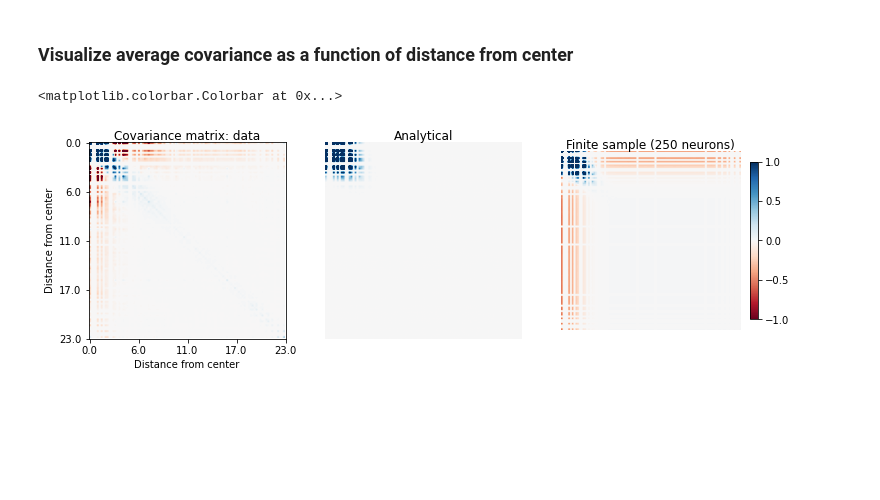
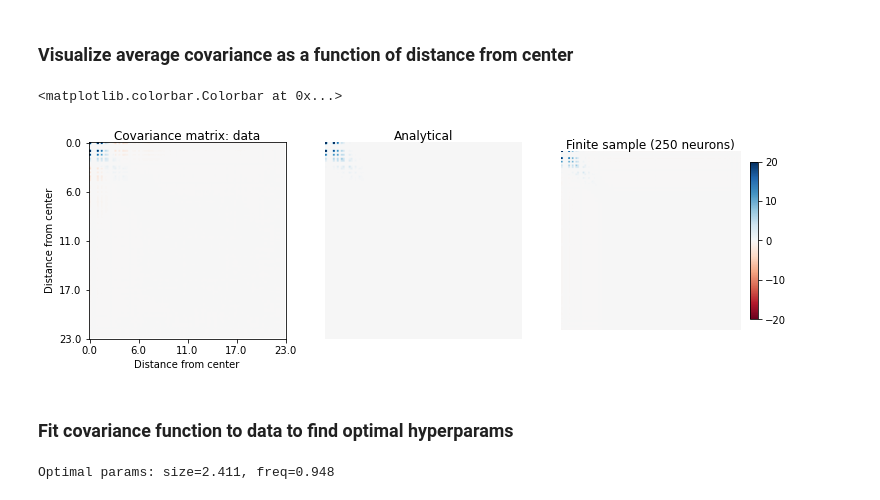
Before and after one commit to BruntonUWBio/structured-random-features, a Jupyter notebook: new_version/Ringach_V1_data.ipynb, the cells around one changed output. Cells and saved outputs as stored; diff of their text form; code cells hidden in the pictures; blank space fills up the shorter version.

```diff
--- a/new_version/Ringach_V1_data.ipynb
+++ b/new_version/Ringach_V1_data.ipynb
@@ -305,31 +352,36 @@ C_dist_model /= counts
 C_dist_model_finite_sample, _, _ = np.histogram2d(xx.flatten(), yy.flatten(), bins=[nBins, nBins], weights=C_model_finite_sample.flatten())
 C_dist_model_finite_sample /= counts
 # %%
-clim = 1
+## Here positive values are much larger than negative values. Adjust the color map accordingly.
+clim = 20
 fig = plt.figure(figsize=(12, 10))
 ax = fig.add_subplot(131)
 plt.title('Covariance matrix: data', y=0.98)
 plt.imshow(C_dist_data, cmap='RdBu')
 tick_pos = np.linspace(0, nBins, 5)
 tick_labels = np.round(np.linspace(0, np.max(dist_from_center), 5))
 plt.xticks(tick_pos, tick_labels)
 plt.yticks(tick_pos, tick_labels)
 plt.xlabel('Distance from center')
 plt.ylabel('Distance from center')
 plt.clim(-clim, clim)
+# plt.axis('off')
 
 ax = fig.add_subplot(132)
 plt.title('Analytical', y=0.98)
 plt.imshow(C_dist_model, cmap='RdBu')
 plt.clim(-clim, clim)
 plt.axis('off')
 
 ax = fig.add_subplot(133)
 plt.title('Finite sample (250 neurons)', y=0.98)
 plt.imshow(C_dist_model_finite_sample, cmap='RdBu')
 plt.clim(-clim, clim)
 plt.axis('off')
 plt.colorbar(fraction=0.04)
+# plt.savefig('results/ringach_data/cov_matrix_centered_data_dist_fitted.pdf')
 # %% [output]
 <matplotlib.colorbar.Colorbar at 0x...>
-[figure, old version]
+[figure, new version]
+# %% [markdown]
+### Fit covariance function to data to find optimal hyperparams
@@ -335,0 +395,7 @@ plt.colorbar(fraction=0.04)
+# %%
+x0 = [2, 1.5]
+min_diff = minimize(diff, x0, method='BFGS', tol=1e-4)
+t_min, l_min = min_diff.x
+print("Optimal params: size=%0.3f, freq=%0.3f" %(t_min, l_min))
+# %% [output]
+Optimal params: size=2.411, freq=0.948
```
Also changed, not shown: parts of 21 cells of this notebook, 6 other files.
